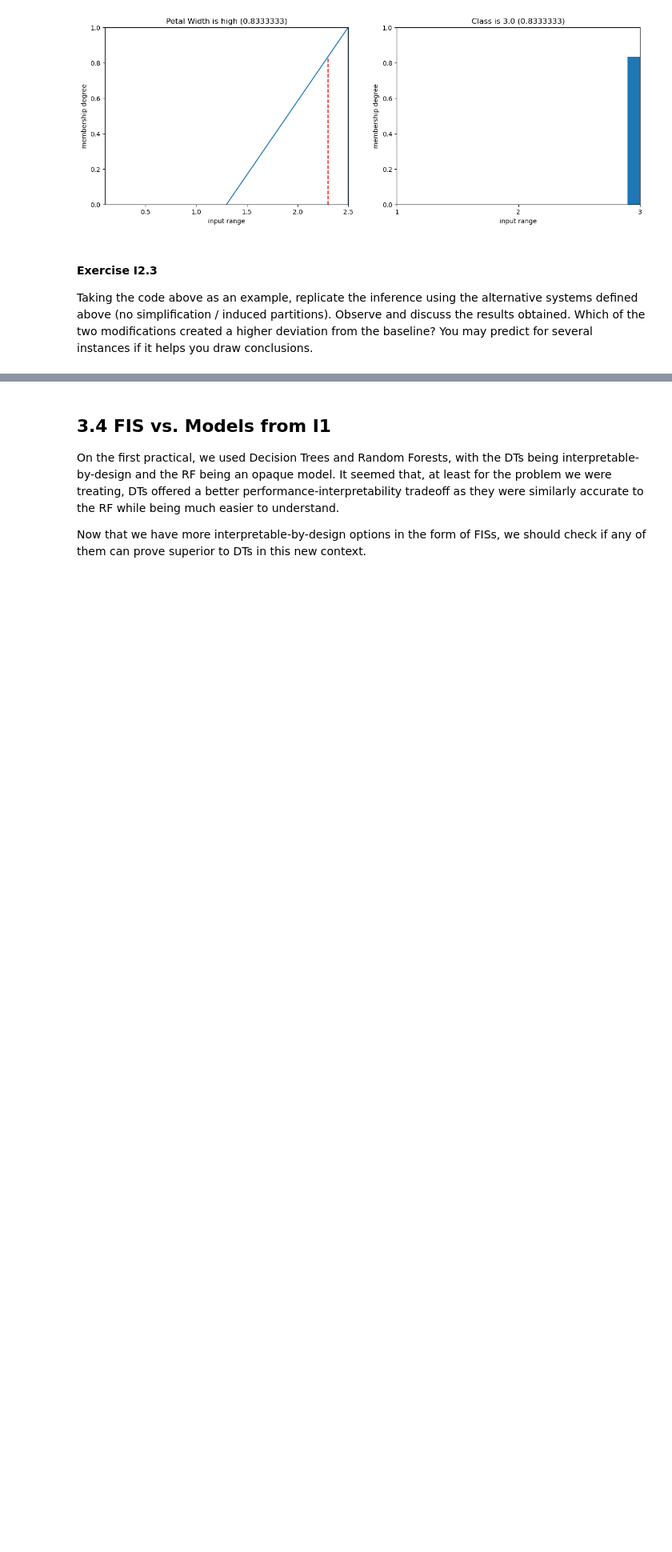
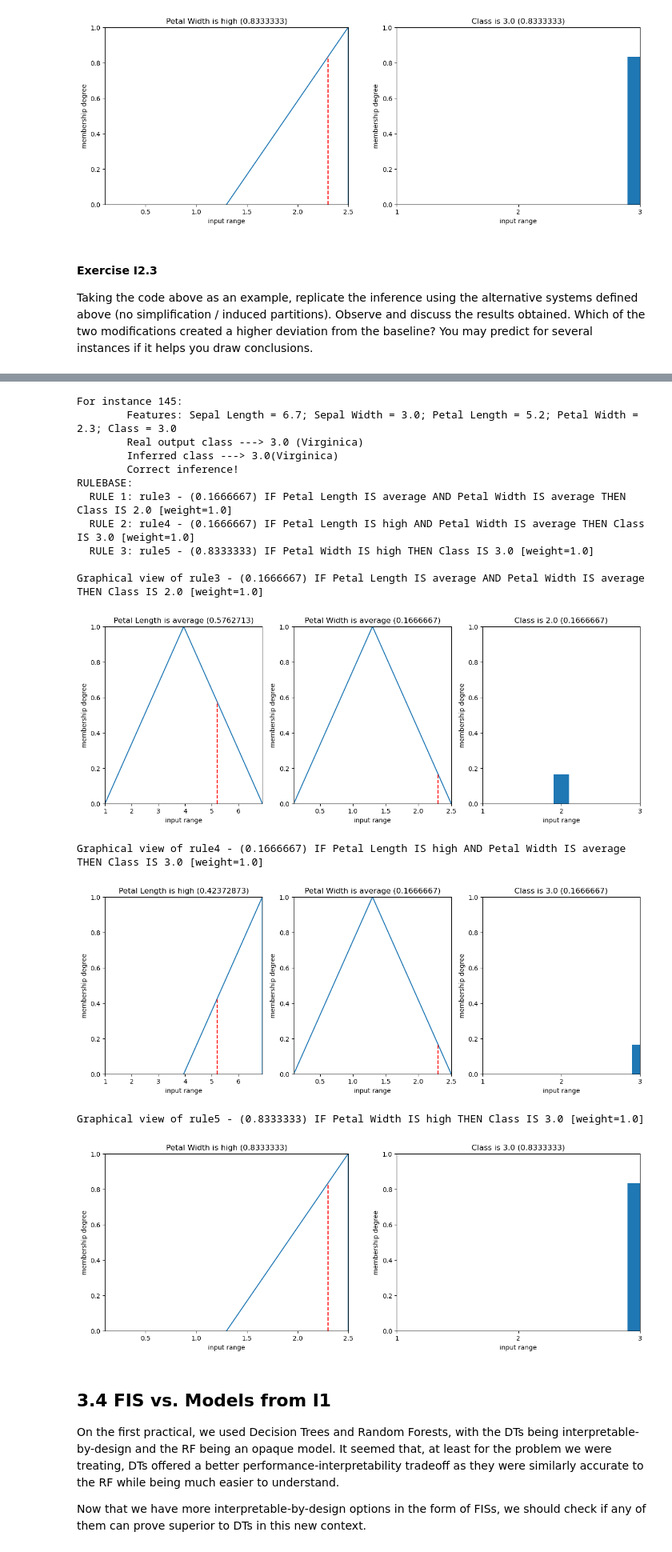
Before and after one commit to Trillom11/TXAI, a Jupyter notebook: TXAI_I2_EXFS.ipynb, the cells around one changed output, grey strips where cells are left out. Shown at 80% size. Saved outputs shown, nothing was run; the diff lists cells and outputs as text; code cells hidden in the pictures; blank space fills up the shorter version.

```diff
--- a/TXAI_I2_EXFS.ipynb
+++ b/TXAI_I2_EXFS.ipynb
@@ -397,3 +486,22 @@ Taking the code above as an example, replicate the inference using the alternati
+# %%
+RuleInference(system = fs_RP_FDTP, custom_name = "fs_RP_FDTP" ,savefig=True)
+# %% [output]
+For instance 145:
+        Features: Sepal Length = 6.7; Sepal Width = 3.0; Petal Length = 5.2; Petal Width = 2.3; Class = 3.0
+        Real output class ---> 3.0 (Virginica)
+        Inferred class ---> 3.0(Virginica)
+        Correct inference!
+RULEBASE:
+  RULE 1: rule3 - (0.1666667) IF Petal Length IS average AND Petal Width IS average THEN Class IS 2.0 [weight=1.0]
+  RULE 2: rule4 - (0.1666667) IF Petal Length IS high AND Petal Width IS average THEN Class IS 3.0 [weight=1.0]
+  RULE 3: rule5 - (0.8333333) IF Petal Width IS high THEN Class IS 3.0 [weight=1.0]
+
+Graphical view of rule3 - (0.1666667) IF Petal Length IS average AND Petal Width IS average THEN Class IS 2.0 [weight=1.0]
+[figure, added]
+Graphical view of rule4 - (0.1666667) IF Petal Length IS high AND Petal Width IS average THEN Class IS 3.0 [weight=1.0]
+[figure, added]
+Graphical view of rule5 - (0.8333333) IF Petal Width IS high THEN Class IS 3.0 [weight=1.0]
+[figure, added]
 # %% [markdown]
 ## 3.4 FIS vs. Models from I1
 
```
Also changed, not shown: parts of 6 cells of this notebook.
